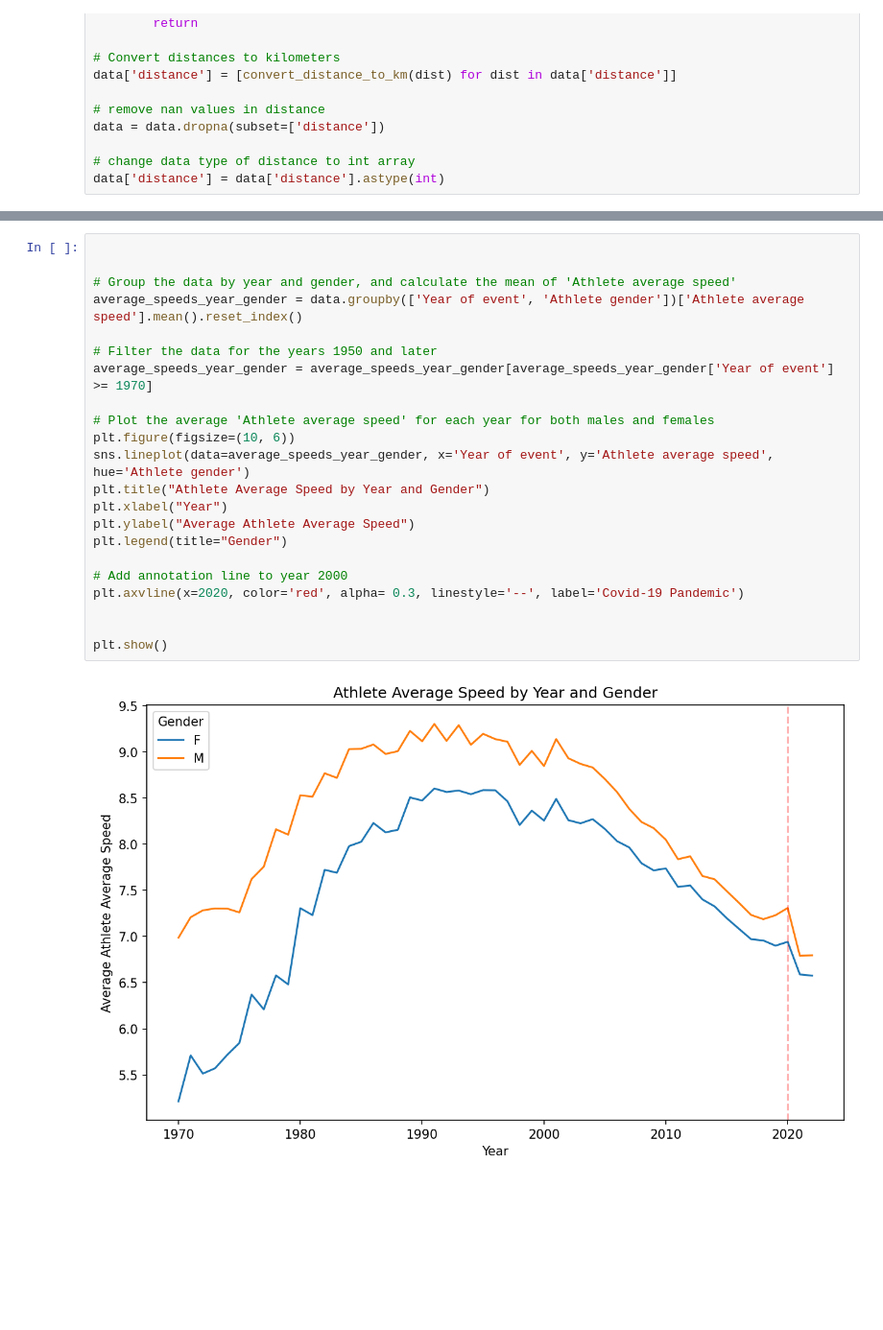
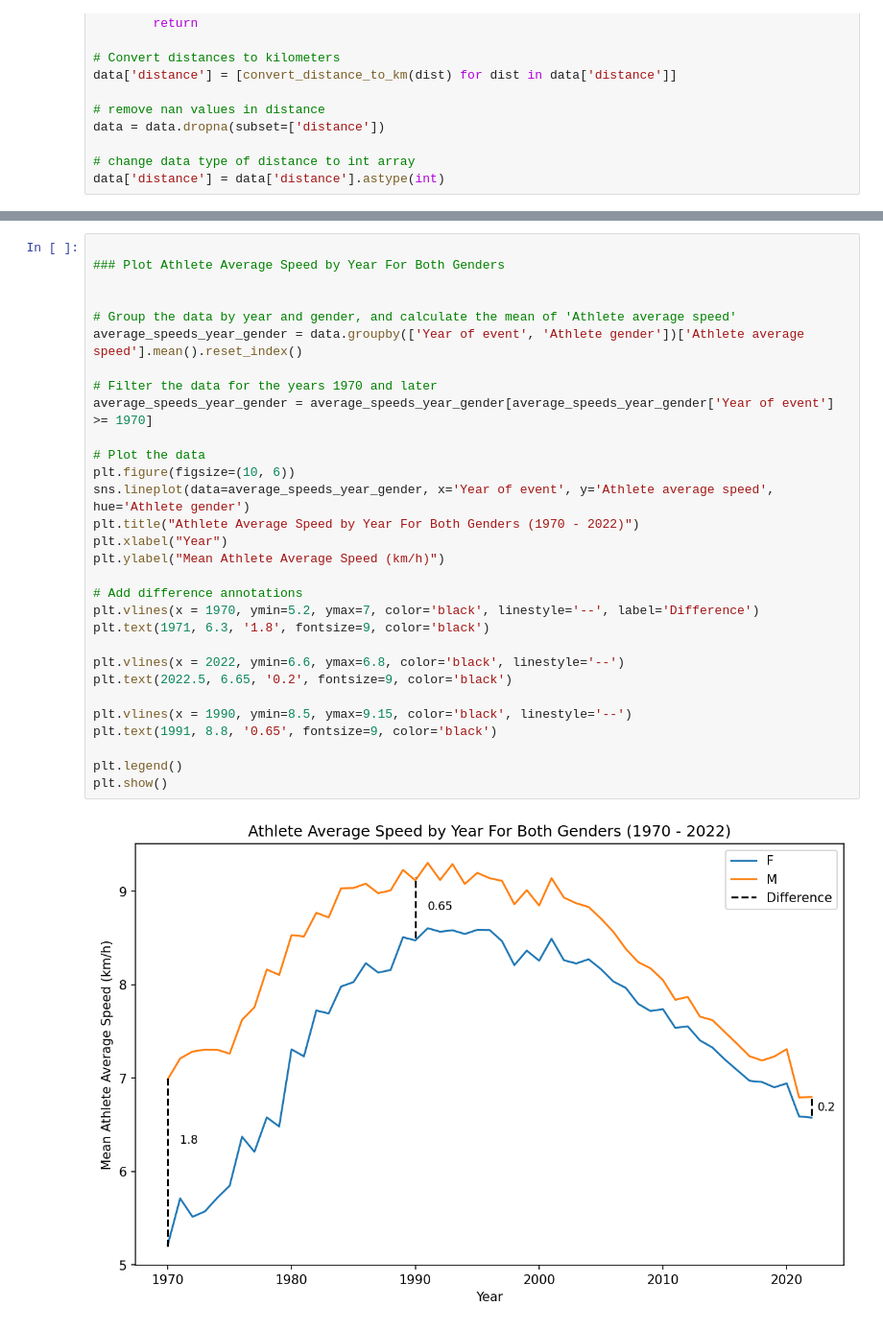
Before and after one commit to Morgs27/FDS-CW3, a Jupyter notebook: FDS-CW3.ipynb, the cells around one changed output, grey strips where cells are left out. Shown at 96% size. Cells and saved outputs as stored; diff of their text form; blank space fills up the shorter version.

```diff
--- a/FDS-CW3.ipynb
+++ b/FDS-CW3.ipynb
@@ -261,25 +198,33 @@ plt.show()
 # %%
+
+### Plot Athlete Average Speed by Year For Both Genders
 
 
 # Group the data by year and gender, and calculate the mean of 'Athlete average speed'
 average_speeds_year_gender = data.groupby(['Year of event', 'Athlete gender'])['Athlete average speed'].mean().reset_index()
 
-# Filter the data for the years 1950 and later
+# Filter the data for the years 1970 and later
 average_speeds_year_gender = average_speeds_year_gender[average_speeds_year_gender['Year of event'] >= 1970]
 
-# Plot the average 'Athlete average speed' for each year for both males and females
+# Plot the data
 plt.figure(figsize=(10, 6))
 sns.lineplot(data=average_speeds_year_gender, x='Year of event', y='Athlete average speed', hue='Athlete gender')
-plt.title("Athlete Average Speed by Year and Gender")
+plt.title("Athlete Average Speed by Year For Both Genders (1970 - 2022)")
 plt.xlabel("Year")
-plt.ylabel("Average Athlete Average Speed")
-plt.legend(title="Gender")
+plt.ylabel("Mean Athlete Average Speed (km/h)")
 
-# Add annotation line to year 2000
-plt.axvline(x=2020, color='red', alpha= 0.3, linestyle='--', label='Covid-19 Pandemic')
+# Add difference annotations
+plt.vlines(x = 1970, ymin=5.2, ymax=7, color='black', linestyle='--', label='Difference')
+plt.text(1971, 6.3, '1.8', fontsize=9, color='black')
 
+plt.vlines(x = 2022, ymin=6.6, ymax=6.8, color='black', linestyle='--')
+plt.text(2022.5, 6.65, '0.2', fontsize=9, color='black')
 
+plt.vlines(x = 1990, ymin=8.5, ymax=9.15, color='black', linestyle='--')
+plt.text(1991, 8.8, '0.65', fontsize=9, color='black')
+
+plt.legend()
 plt.show()
 # %% [output]
-[figure, old version]
+[figure, new version]
 # %%
```
Also changed, not shown: parts of 19 cells of this notebook, 3 other files.
